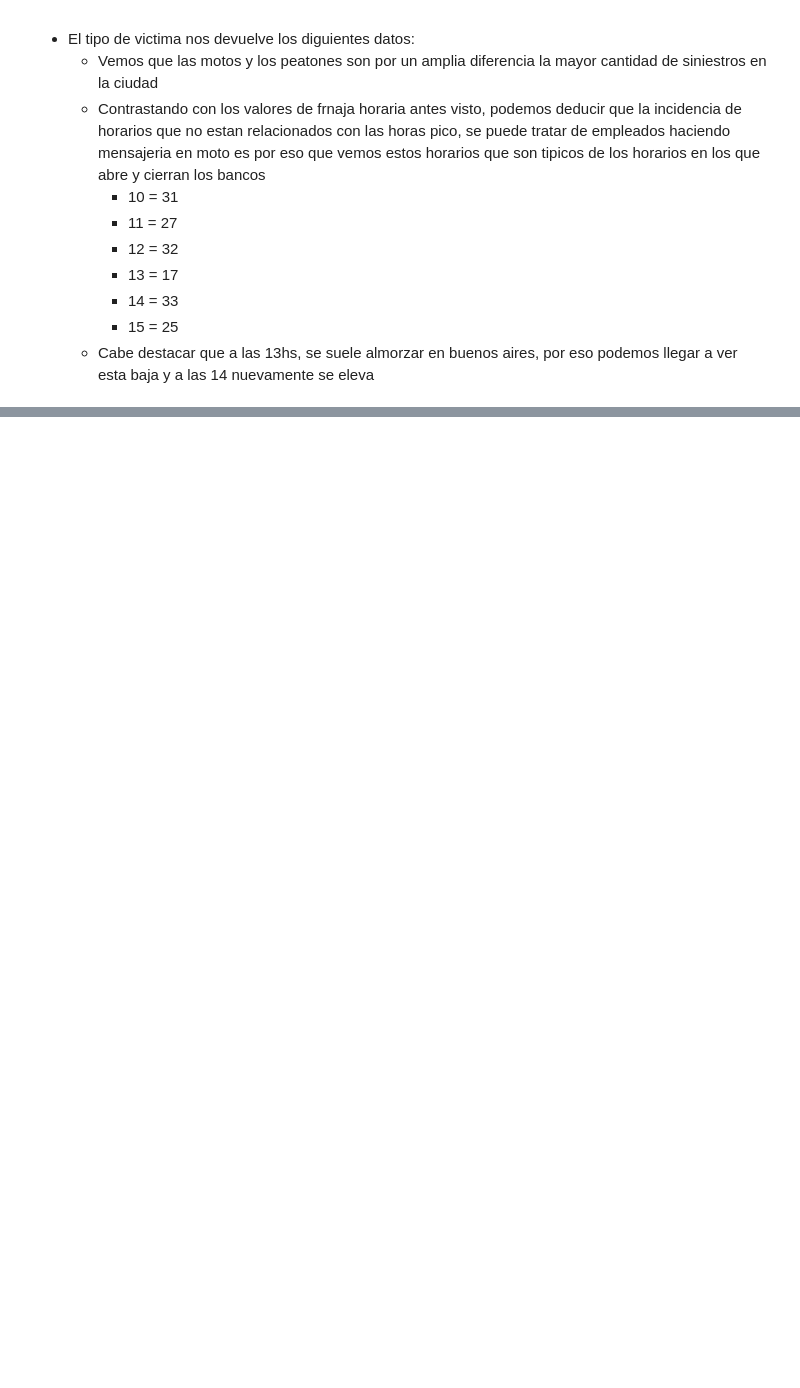
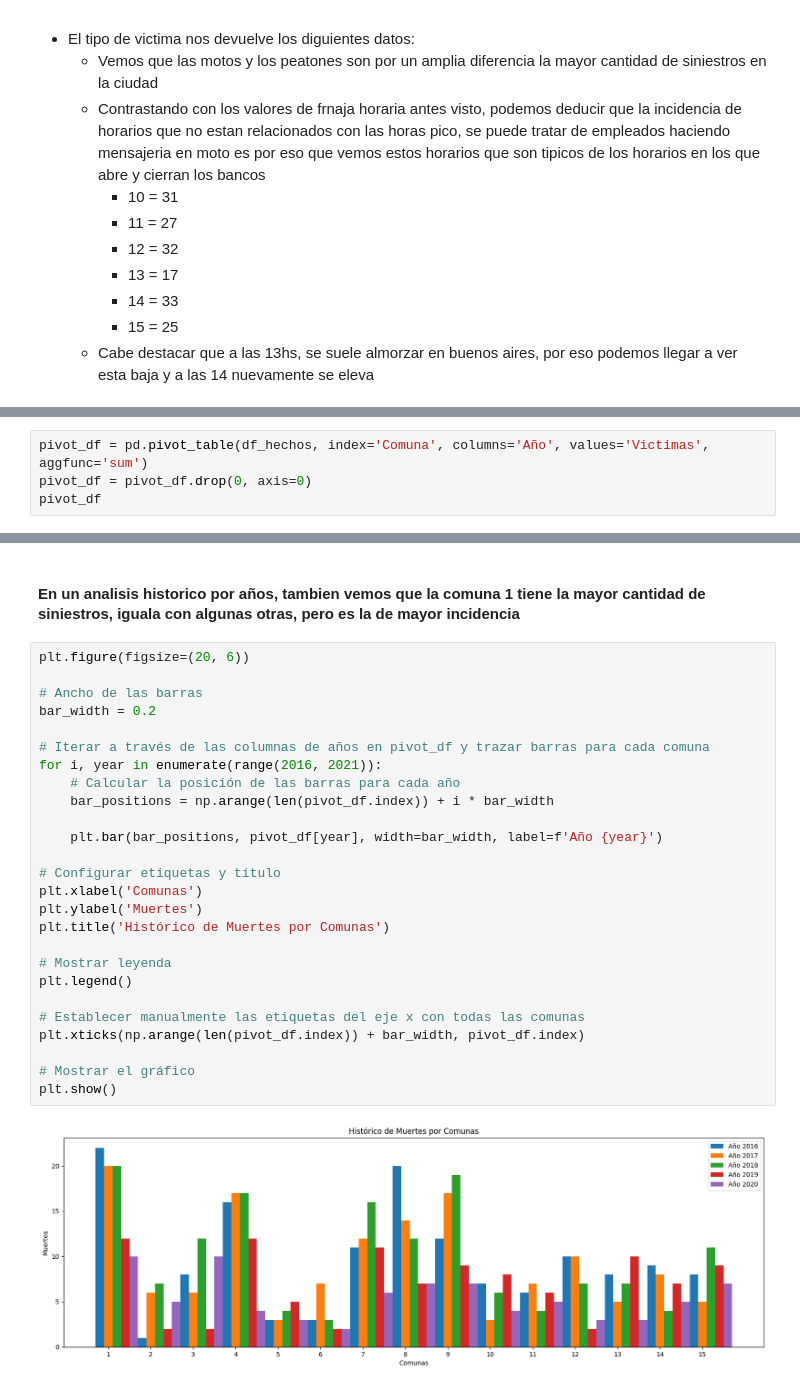
Before and after one commit to marceloyuba/PI_DA, a Jupyter notebook: analisis/EDA.ipynb, the cells around one changed output, grey strips where cells are left out. Drawn from its saved outputs; the diff is of its cells as text; blank space fills up the shorter version.

```diff
--- a/analisis/EDA.ipynb
+++ b/analisis/EDA.ipynb
@@ -562,0 +425,4 @@ Podemos inferir informacion pertinente:
+# %%
+pivot_df = pd.pivot_table(df_hechos, index='Comuna', columns='Año', values='Victimas', aggfunc='sum')
+pivot_df = pivot_df.drop(0, axis=0)
+pivot_df
@@ -562,0 +447,30 @@ Podemos inferir informacion pertinente:
+# %% [markdown]
+#### En un analisis historico por años, tambien vemos que la comuna 1 tiene la mayor cantidad de siniestros, iguala con algunas otras, pero es la de mayor incidencia
+# %%
+plt.figure(figsize=(20, 6))
+
+# Ancho de las barras
+bar_width = 0.2
+
+# Iterar a través de las columnas de años en pivot_df y trazar barras para cada comuna
+for i, year in enumerate(range(2016, 2021)):
+    # Calcular la posición de las barras para cada año
+    bar_positions = np.arange(len(pivot_df.index)) + i * bar_width
+
+    plt.bar(bar_positions, pivot_df[year], width=bar_width, label=f'Año {year}')
+
+# Configurar etiquetas y título
+plt.xlabel('Comunas')
+plt.ylabel('Muertes')
+plt.title('Histórico de Muertes por Comunas')
+
+# Mostrar leyenda
+plt.legend()
+
+# Establecer manualmente las etiquetas del eje x con todas las comunas
+plt.xticks(np.arange(len(pivot_df.index)) + bar_width, pivot_df.index)
+
+# Mostrar el gráfico
+plt.show()
+# %% [output]
+[figure, added]
```
Also changed, not shown: parts of 57 cells of this notebook, 8 other files.
